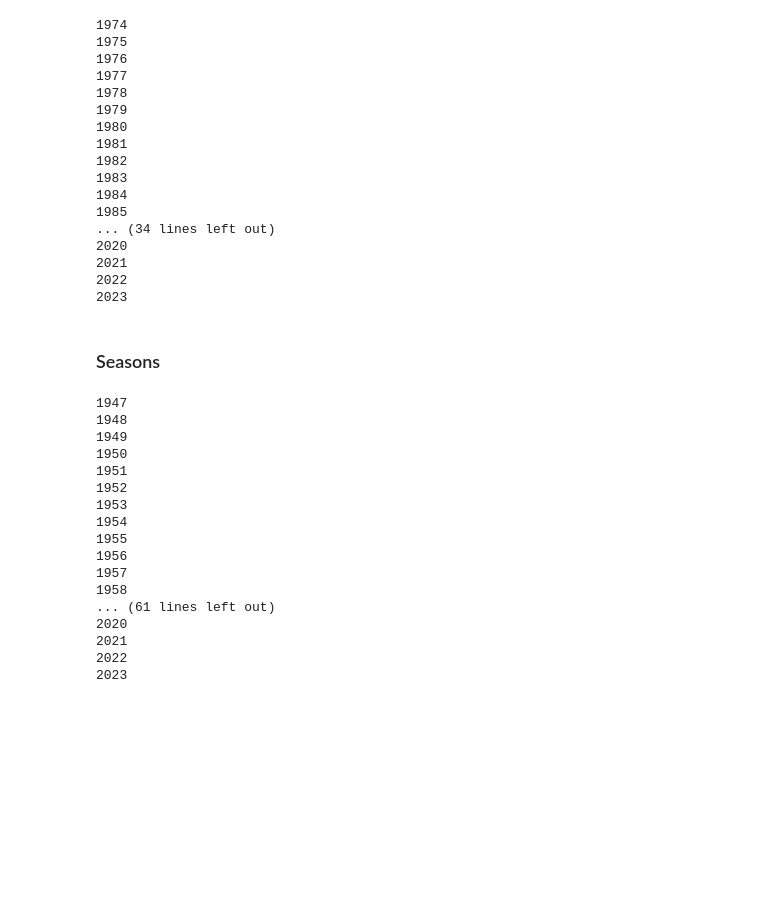
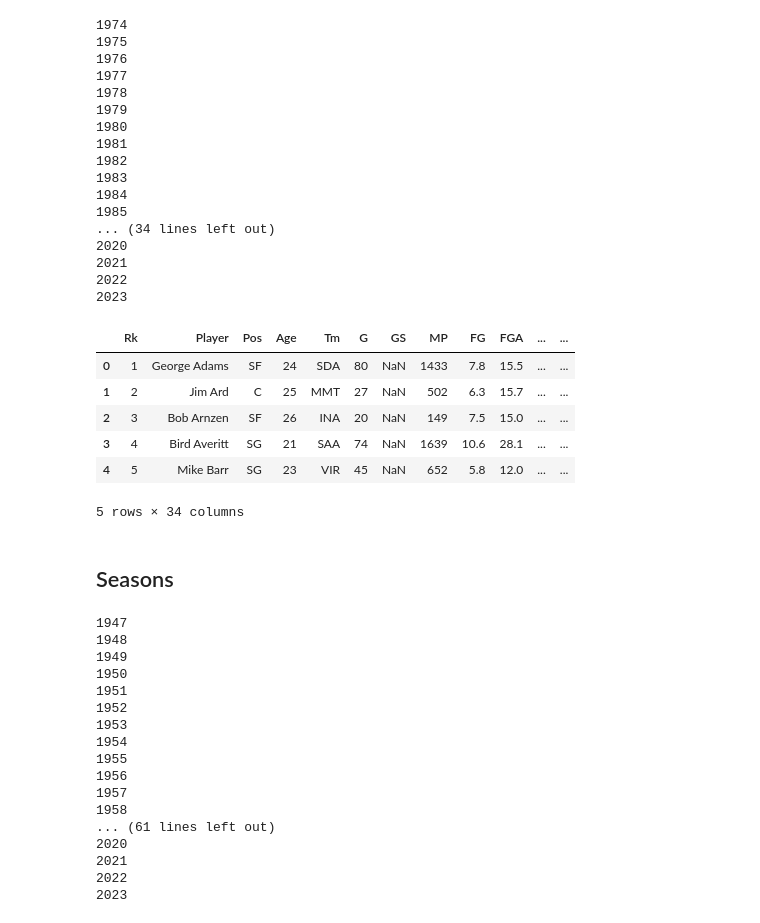
Before and after one commit to Scesar1/nba-stats, a Jupyter notebook: data/extract.ipynb, the cells around one changed output. Saved outputs shown, nothing was run; the diff lists cells and outputs as text; code cells hidden in the pictures; blank space fills up the shorter version.

```diff
--- a/data/extract.ipynb
+++ b/data/extract.ipynb
@@ -268,3 +423,43 @@ for year in years:
 2021
 2022
 2023
+# %%
+dfs_per_poss = []
+
+for year in years:
+    if (year <= 1976):
+        leagues = ["ABA", "NBA"]
+    else:
+        leagues = ["NBA"]
+    for league in leagues:
+        with open('player_stats/per_poss/{}_{}_per_poss.html'.format(league, year)) as f:
+            page = f.read()
+        soup = BeautifulSoup(page, 'html.parser')
+        per_poss_html = soup.find(id="per_poss_stats")
+        per_poss_table = pd.read_html(str(per_poss_html))[0]
+        # Drop rows that have Player as 'Player' after the header row
+        per_poss_table = per_poss_table[per_poss_table['Player'] != 'Player']
+        per_poss_table['Year'] = year
+        per_poss_table['Playoffs_S'] = "N"
+        dfs_per_poss.append(per_poss_table)
+        with open('player_stats/per_poss/{}_{}_playoffs_per_poss.html'.format(league, year)) as f:
+            page = f.read()
+        soup = BeautifulSoup(page, 'html.parser')
+        per_poss_html = soup.find(id="per_poss_stats")
+        per_poss_table = pd.read_html(str(per_poss_html))[0]
+        # Drop rows that have Player as 'Player' after the header row
+        per_poss_table = per_poss_table[per_poss_table['Player'] != 'Player']
+        per_poss_table['Year'] = year
+        per_poss_table['Playoffs_S'] = "Y"
+        dfs_per_poss.append(per_poss_table)
+
+player_stats_per_poss = pd.concat(dfs_per_poss)
+player_stats_per_poss.head()
+# %% [output]
+|  | Rk | Player | Pos | Age | Tm | G | GS | MP | FG | FGA | ... | ... |
+| 0 | 1 | George Adams | SF | 24 | SDA | 80 | NaN | 1433 | 7.8 | 15.5 | ... | ... |
+| 1 | 2 | Jim Ard | C | 25 | MMT | 27 | NaN | 502 | 6.3 | 15.7 | ... | ... |
+| 2 | 3 | Bob Arnzen | SF | 26 | INA | 20 | NaN | 149 | 7.5 | 15.0 | ... | ... |
+| 3 | 4 | Bird Averitt | SG | 21 | SAA | 74 | NaN | 1639 | 10.6 | 28.1 | ... | ... |
+| 4 | 5 | Mike Barr | SG | 23 | VIR | 45 | NaN | 652 | 5.8 | 12.0 | ... | ... |
+5 rows × 34 columns
@@ -271,5 +474,5 @@ for year in years:
 # %% [markdown]
-### Seasons
+## Seasons
 # %%
 years = list(range(1947, 2024))
 
```
Also changed, not shown: parts of 36 cells of this notebook, 31 other files.
